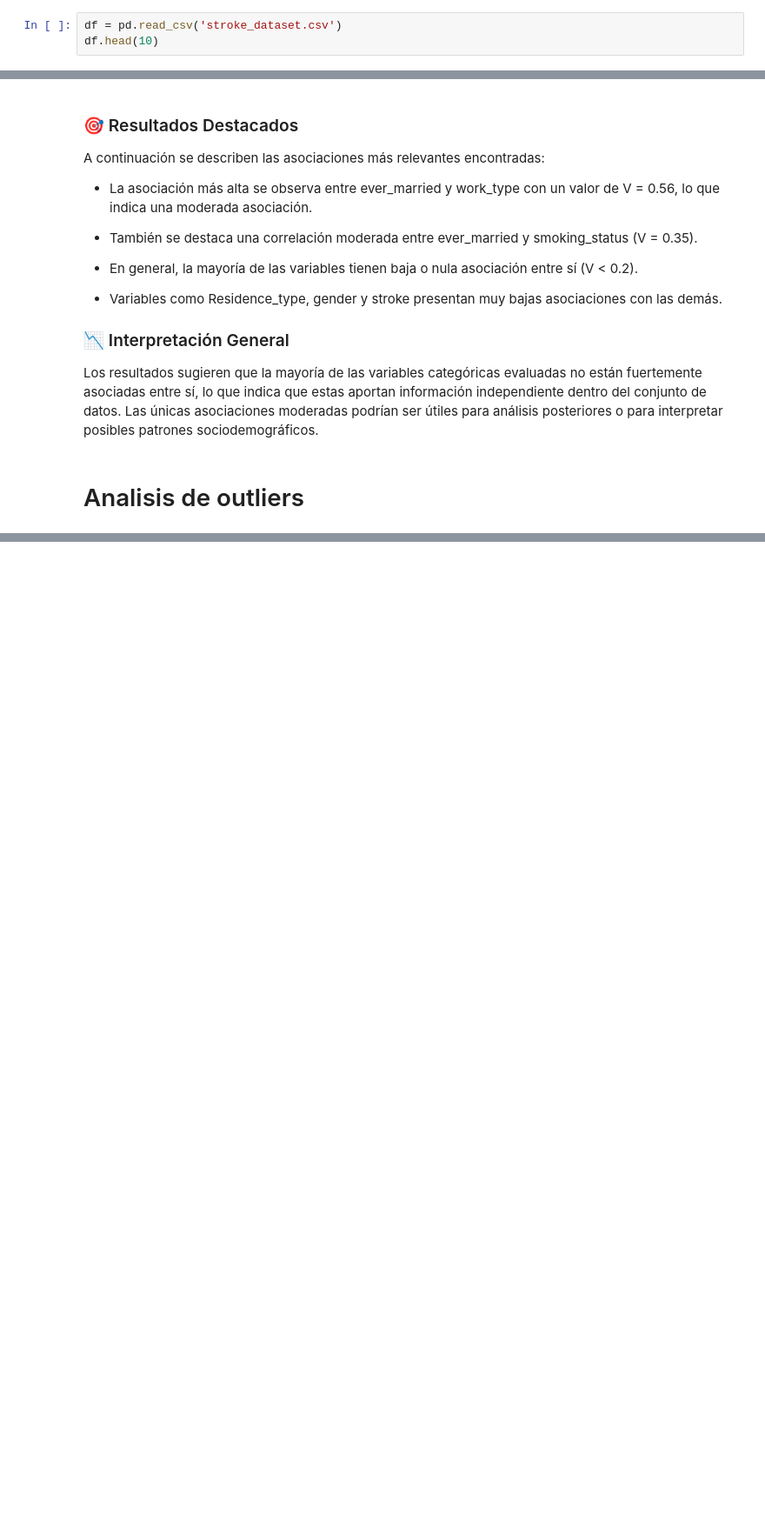
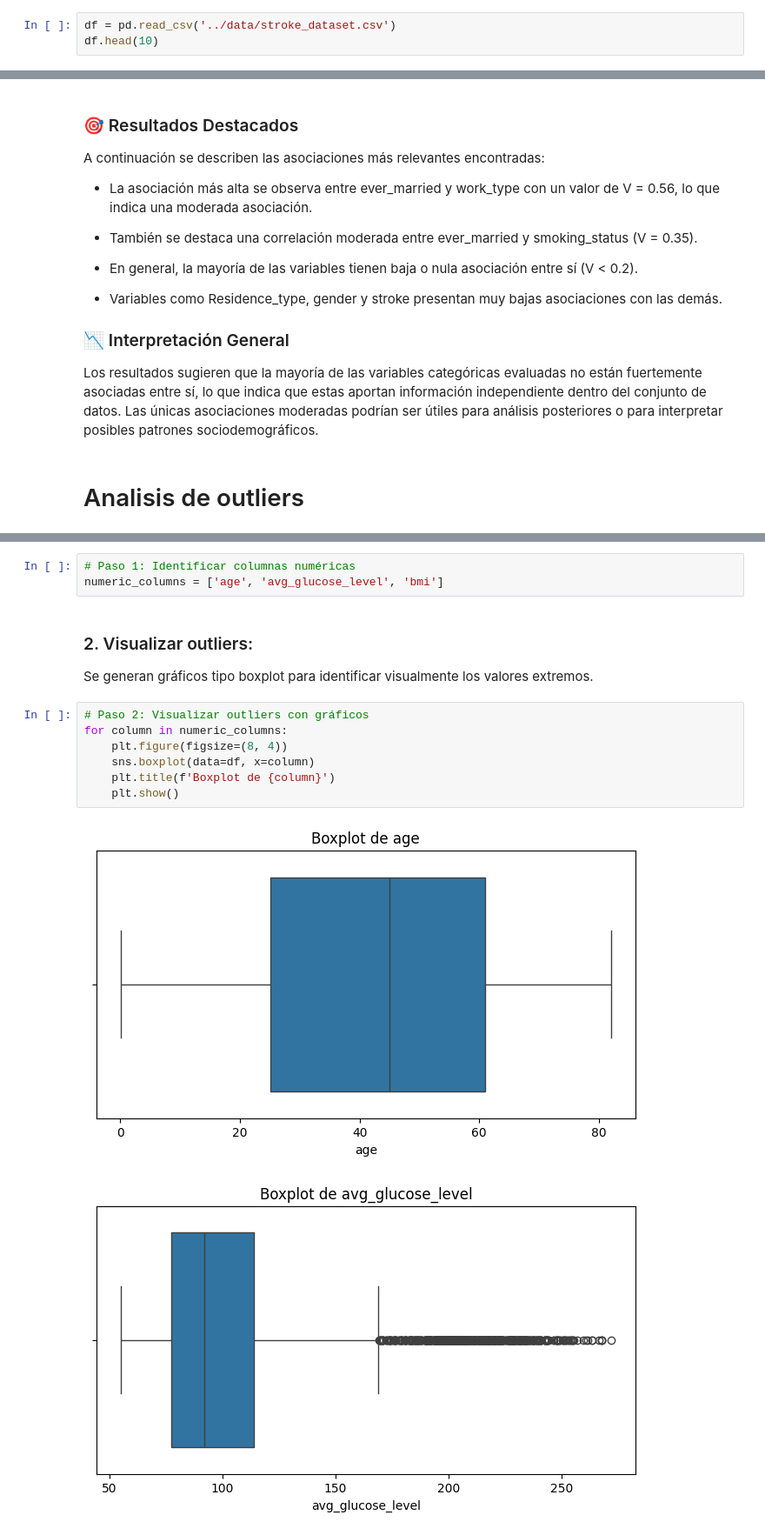
Before and after one commit to Bootcamp-IA-P4/brainstroke-navm, a Jupyter notebook: eda/EDA.ipynb, the cells around one changed output, grey strips where cells are left out. Shown at 87% size. Drawn from its saved outputs; the diff is of its cells as text; blank space fills up the shorter version.

Commit message:
chore(EDA.ipynb): Adding outliers analysis

```diff
--- a/EDA.ipynb
+++ b/eda/EDA.ipynb
@@ -4,7 +4,7 @@ import numpy as np
 import seaborn as sns
 import matplotlib.pyplot as plt
 # %%
-df = pd.read_csv('stroke_dataset.csv')
+df = pd.read_csv('../data/stroke_dataset.csv')
 df.head(10)
 # %% [output]
 |  | gender | age | hypertension | heart_disease | ever_married | work_type | Residence_type | ... |
@@ -345,0 +349,16 @@ Los resultados sugieren que la mayoría de las variables categóricas evaluadas
+# %%
+# Paso 1: Identificar columnas numéricas
+numeric_columns = ['age', 'avg_glucose_level', 'bmi']
+# %% [markdown]
+### 2. Visualizar outliers:
+Se generan gráficos tipo boxplot para identificar visualmente los valores extremos.
+# %%
+# Paso 2: Visualizar outliers con gráficos
+for column in numeric_columns:
+    plt.figure(figsize=(8, 4))
+    sns.boxplot(data=df, x=column)
+    plt.title(f'Boxplot de {column}')
+    plt.show()
+# %% [output]
+[figure, added]
+[figure, added]
```
Also changed, not shown: parts of 10 cells of this notebook, 1 other file.
